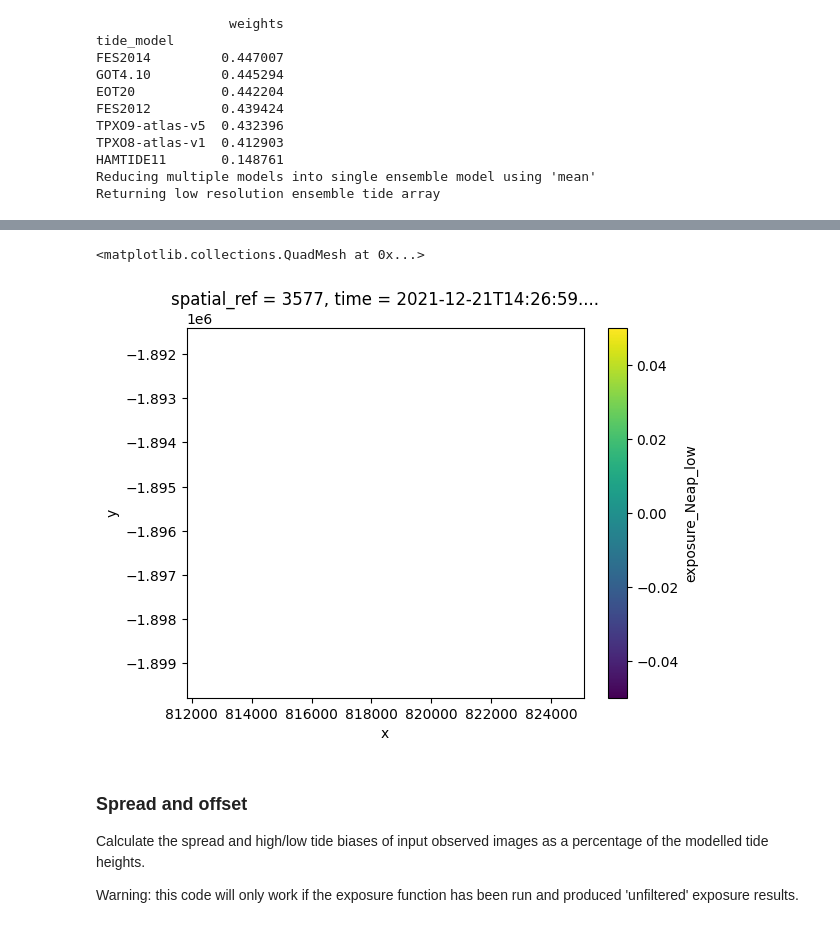
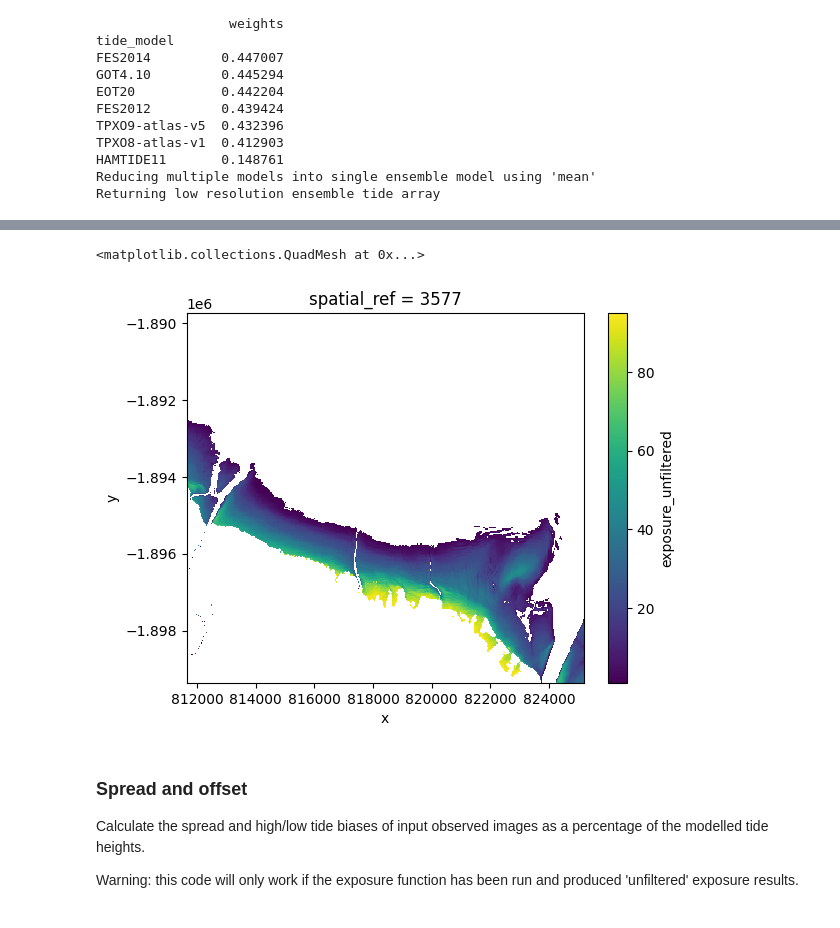
Before and after one commit to GeoscienceAustralia/dea-intertidal, a Jupyter notebook: notebooks/Intertidal_workflow.ipynb, the cells around one changed output, grey strips where cells are left out. Drawn from its saved outputs; the diff is of its cells as text; code cells hidden in the pictures.

```diff
--- a/notebooks/Intertidal_workflow.ipynb
+++ b/notebooks/Intertidal_workflow.ipynb
@@ -426,8 +442,8 @@ Data variables:
 # %%
-ds.exposure_Neap_low.plot()
+ds.exposure_unfiltered.plot()
 # %% [output]
 <matplotlib.collections.QuadMesh at 0x...>
-[figure, old version]
+[figure, new version]
 # %% [markdown]
 ### Spread and offset
 Calculate the spread and high/low tide biases of input observed images as a percentage of the modelled tide heights.
```
Also changed, not shown: parts of 7 cells of this notebook, 1 other file.
